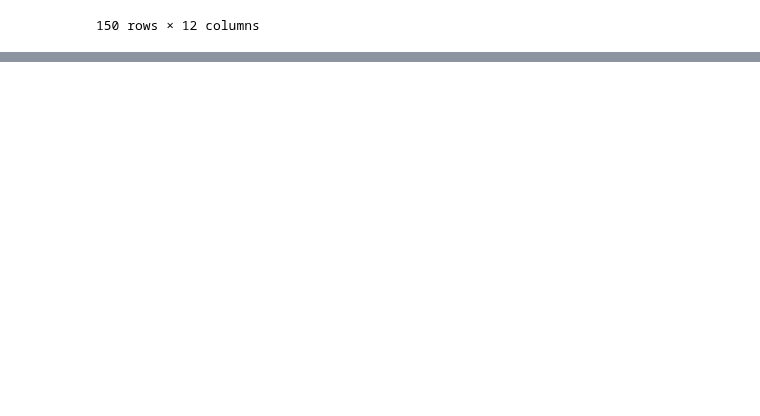
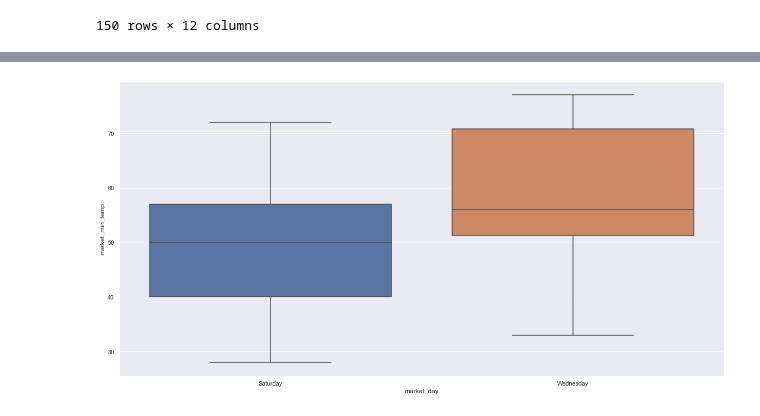
Before and after one commit to stephenkipkurui/Data-Science-Playground, a Jupyter notebook: SQL/Structured_Query_Language.ipynb, the cells around one changed output, grey strips where cells are left out. Cells and saved outputs as stored; diff of their text form; code cells hidden in the pictures; blank space fills up the shorter version.

```diff
--- a/SQL/Structured_Query_Language.ipynb
+++ b/SQL/Structured_Query_Language.ipynb
@@ -57,0 +42,5 @@ df.iloc[:, [3, 4]]
+# %%
+sns.boxplot(data =season_year, y = 'market_min_temp', x= 'market_day' )
+None
+# %% [output]
+[figure, added]
```
Also changed, not shown: parts of 7 cells of this notebook, 2 other files.
